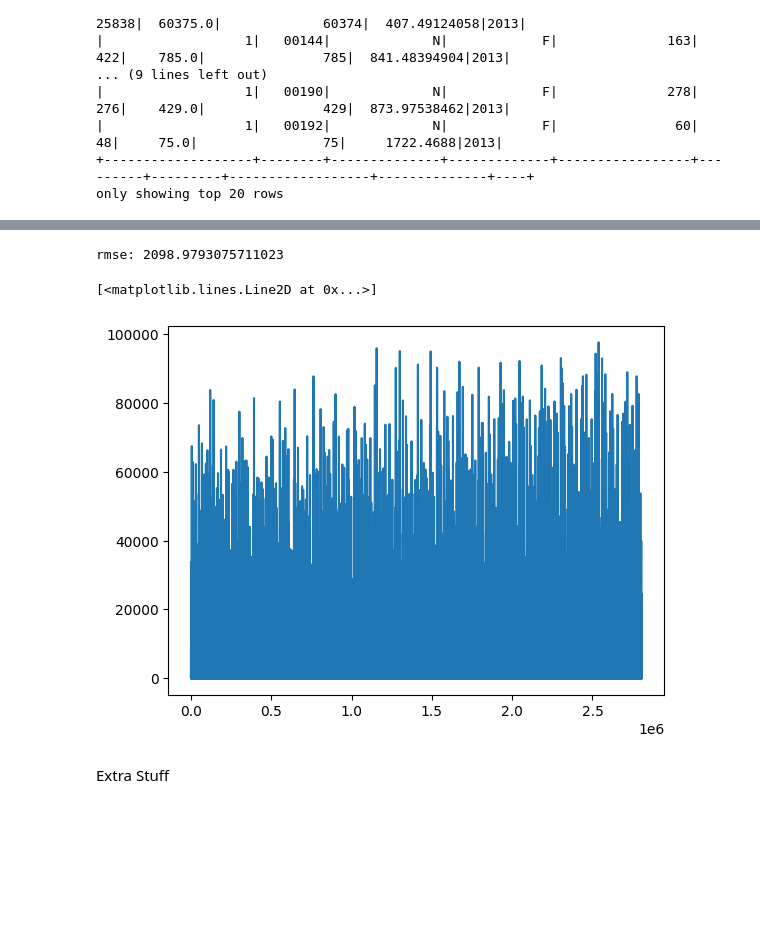
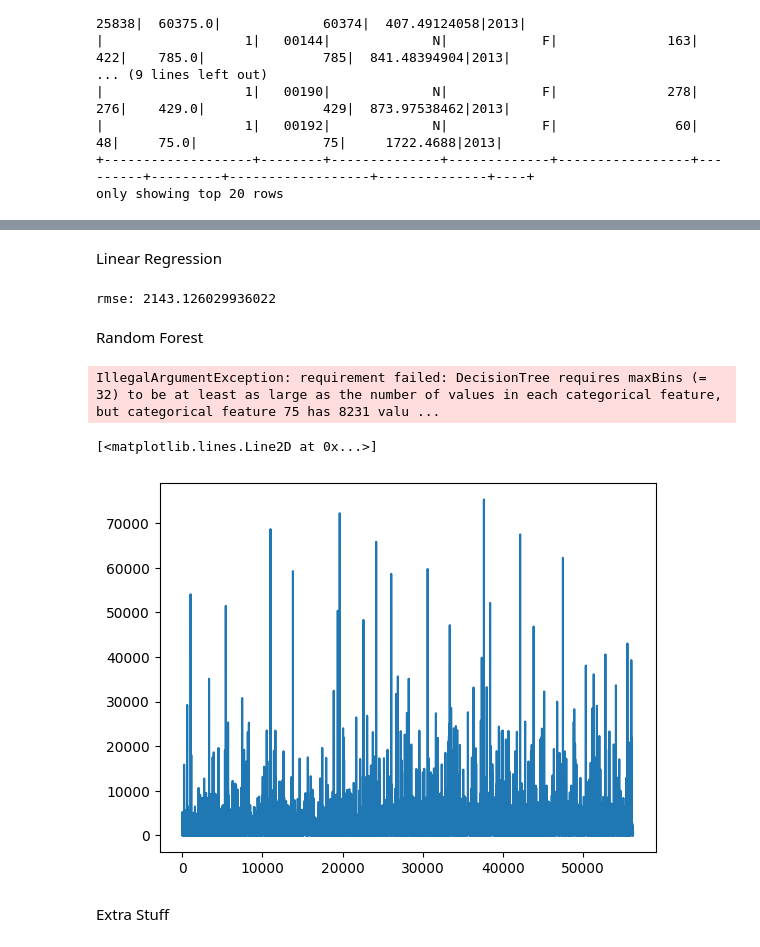
Before and after one commit to danie033/HealthCare_Project, a Jupyter notebook: data_set.ipynb, the cells around one changed output, grey strips where cells are left out. Drawn from its saved outputs; the diff is of its cells as text; code cells hidden in the pictures; blank space fills up the shorter version.

```diff
--- a/data_set.ipynb
+++ b/data_set.ipynb
@@ -166,20 +197,69 @@ new_X.groupBy("Year").count().orderBy("Year").show()
 # %%
-evaluator=RegressionEvaluator(labelCol='Avg_Sbmtd_Chrg',
-                              predictionCol='prediction',
-                              metricName='rmse')
+def sparl_model(model,param_grid,X_train,X_test):
 
-rmse=evaluator.evaluate(new_X)
+    pipeline=Pipeline(stages=[
+        string_indexer,
+        ohencoder,
+        scale_assembler,
+        scaler,
+        assembler,
+        model])
 
-print(f'rmse: {rmse}')
+    crossval = CrossValidator(
+        estimator=pipeline,
+        estimatorParamMaps=param_grid,
+        evaluator=evaluator,
+        numFolds=5,
+        seed=42
+    )
+
+    cv_model=crossval.fit(X_train) #best model
+    test_predictions=cv_model.transform(X_test)
+    test_rmse=evaluator.evaluate(test_predictions)
+
+    return cv_model,test_predictions,test_rmse
+
+models_results=[]
-# %% [output]
-rmse: 2098.9793075711023
+# %% [markdown]
+Linear Regression
+# %%
+lr=LinearRegression(featuresCol='Features_Col',
+                    labelCol='Avg_Sbmtd_Chrg')
+
+lr_grid = ParamGridBuilder() \
+        .addGrid(lr.regParam, [0.0, 0.01, 0.1]) \
+        .addGrid(lr.elasticNetParam, [0.0, 0.5, 1.0]) \
+        .build()
+
+lr_model,lr_preds,lr_rmse=sparl_model(lr,lr_grid,X_train,X_test)
+
+print(f'rmse: {lr_rmse}')
+# %% [output]
+rmse: 2143.126029936022
+# %% [markdown]
+Random Forest
+# %%
+rf = RandomForestRegressor(featuresCol="Features_Col", labelCol="Avg_Sbmtd_Chrg")
+
+rf_grid = (
+    ParamGridBuilder()
+    .addGrid(rf.numTrees, [50, 100])
+    .addGrid(rf.maxDepth, [5, 10])
+    .build()
+)
+
+rf_model,rf_preds,rf_rmse=sparl_model(rf,rf_grid,X_train,X_test)
+
+print(f'rmse: {rf_rmse}')
+# %% [output]
+IllegalArgumentException: requirement failed: DecisionTree requires maxBins (= 32) to be at least as large as the number of values in each categorical feature, but categorical feature 75 has 8231 valu ...
 # %%
-new_X=new_X.withColumn('Residuals',abs(col('Avg_Sbmtd_Chrg')-col('prediction')))
-residuals=new_X.select('Residuals').toPandas()
+lr_preds=lr_preds.withColumn('Residuals',abs(col('Avg_Sbmtd_Chrg')-col('prediction')))
+residuals=lr_preds.select('Residuals').toPandas()
 
 plt.plot(range(len(residuals)),residuals)
 # %% [output]
 [<matplotlib.lines.Line2D at 0x...>]
-[figure, old version]
+[figure, new version]
 # %% [markdown]
 Extra Stuff
```
Also changed, not shown: parts of 29 cells of this notebook.
